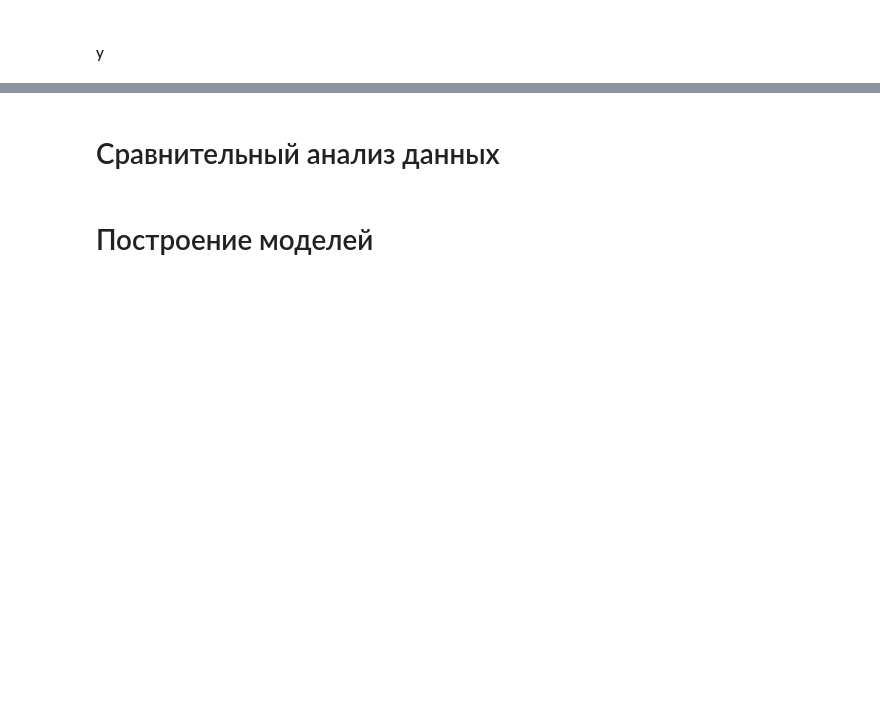
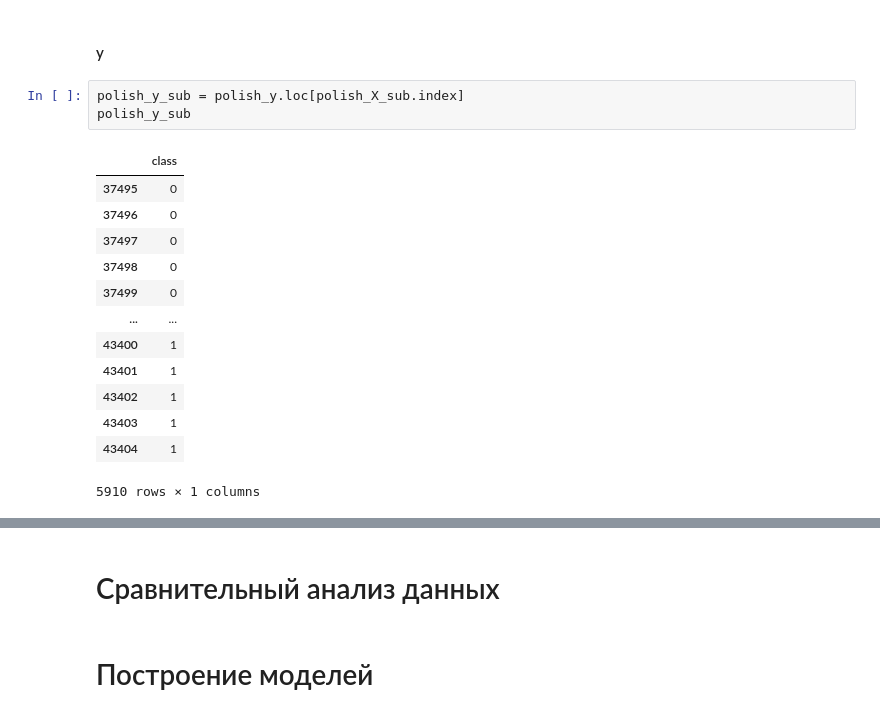
Before and after one commit to D1scoDancer/Bankruptcy-DA-Project, a Jupyter notebook: Notebooks/bankruptcy_project.ipynb, the cells around one changed output, grey strips where cells are left out. Cells and saved outputs as stored; diff of their text form; blank space fills up the shorter version.

```diff
--- a/Notebooks/bankruptcy_project.ipynb
+++ b/Notebooks/bankruptcy_project.ipynb
@@ -337,4 +234,21 @@ KeyboardInterrupt:
 # %% [markdown]
 #### y
+# %%
+polish_y_sub = polish_y.loc[polish_X_sub.index]
+polish_y_sub
+# %% [output]
+|  | class |
+| 37495 | 0 |
+| 37496 | 0 |
+| 37497 | 0 |
+| 37498 | 0 |
+| 37499 | 0 |
+| ... | ... |
+| 43400 | 1 |
+| 43401 | 1 |
+| 43402 | 1 |
+| 43403 | 1 |
+| 43404 | 1 |
+5910 rows × 1 columns
 # %%
 # Calculate the percentage distribution
```
Also changed, not shown: parts of 28 cells of this notebook.
